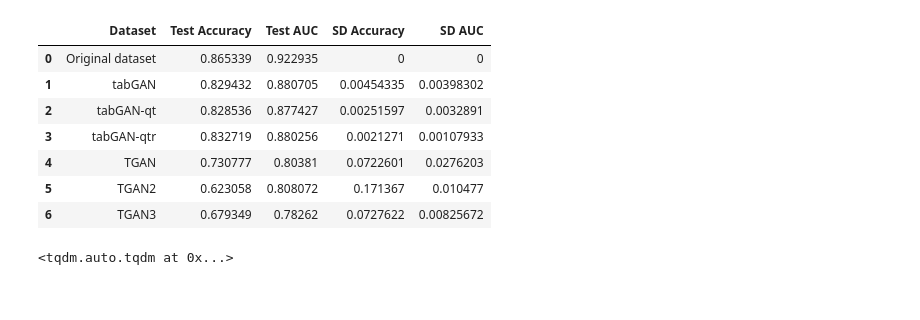
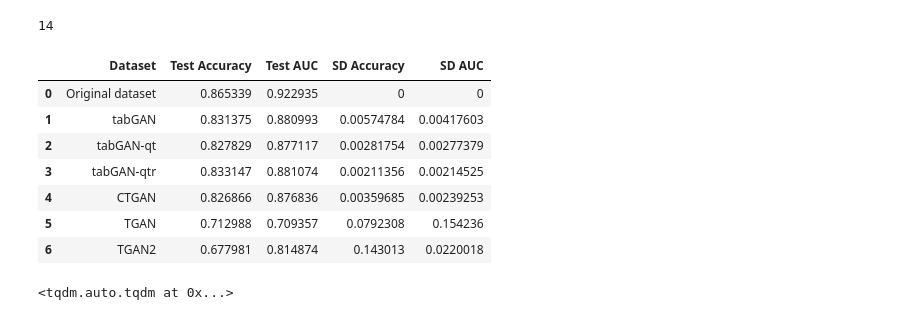
Before and after one commit to ArneRustad/Master-thesis-cf, a Jupyter notebook: scripts/tabGAN_compare_prediction_on_synthetic_adult_dataset.ipynb, the cells around one changed output. Drawn from its saved outputs; the diff is of its cells as text; code cells hidden in the pictures.

```diff
--- a/scripts/tabGAN_compare_prediction_on_synthetic_adult_dataset.ipynb
+++ b/scripts/tabGAN_compare_prediction_on_synthetic_adult_dataset.ipynb
@@ -85,21 +82,25 @@ if retrain:
 if retrain:
     helpers.generate_multiple_datasets(tg_qtr, const.dir.data_gen(), n_synthetic_datasets, n_epochs, subfolder = "tabGAN-qtr",
                               n_synthetic_datasets_existing=n_synthetic_datasets_existing, batch_size=batch_size)
+# %%
+len(data_train.columns)
+# %% [output]
+14
 # %%
-subfolders = ["tabGAN", "tabGAN-qt", "tabGAN-qtr", "TGAN",  "TGAN2", "TGAN3"]
+subfolders = ["tabGAN", "tabGAN-qt", "tabGAN-qtr", "CTGAN", "TGAN",  "TGAN2"]#, "TGAN3"]
 efficacy_table_10_epochs = helpers.eval.tabular_GAN_ml_efficacy(data_train, data_test, const.dir.data_gen(),
-                                                              subfolders, n_synthetic_datasets = 4,#n_synthetic_datasets,
+                                                              subfolders, n_synthetic_datasets = n_synthetic_datasets,
                                                              name_true_train_dataset="Original dataset")
 efficacy_table_10_epochs
 # %% [output]
 |  | Dataset | Test Accuracy | Test AUC | SD Accuracy | SD AUC |
 | 0 | Original dataset | 0.865339 | 0.922935 | 0 | 0 |
-| 1 | tabGAN | 0.829432 | 0.880705 | 0.00454335 | 0.00398302 |
-| 2 | tabGAN-qt | 0.828536 | 0.877427 | 0.00251597 | 0.0032891 |
-| 3 | tabGAN-qtr | 0.832719 | 0.880256 | 0.0021271 | 0.00107933 |
-| 4 | TGAN | 0.730777 | 0.80381 | 0.0722601 | 0.0276203 |
-| 5 | TGAN2 | 0.623058 | 0.808072 | 0.171367 | 0.010477 |
-| 6 | TGAN3 | 0.679349 | 0.78262 | 0.0727622 | 0.00825672 |
+| 1 | tabGAN | 0.831375 | 0.880993 | 0.00574784 | 0.00417603 |
+| 2 | tabGAN-qt | 0.827829 | 0.877117 | 0.00281754 | 0.00277379 |
+| 3 | tabGAN-qtr | 0.833147 | 0.881074 | 0.00211356 | 0.00214525 |
+| 4 | CTGAN | 0.826866 | 0.876836 | 0.00359685 | 0.00239253 |
+| 5 | TGAN | 0.712988 | 0.709357 | 0.0792308 | 0.154236 |
+| 6 | TGAN2 | 0.677981 | 0.814874 | 0.143013 | 0.0220018 |
 # %%
 a = tqdm(total=5)
 # %% [output]
```
Also changed, not shown: parts of 2 cells of this notebook, 6 other files.
